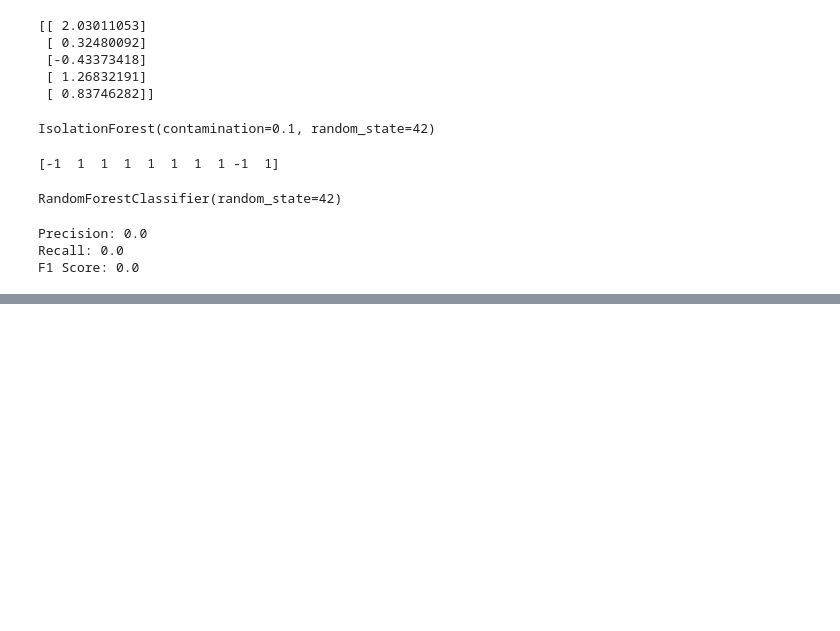
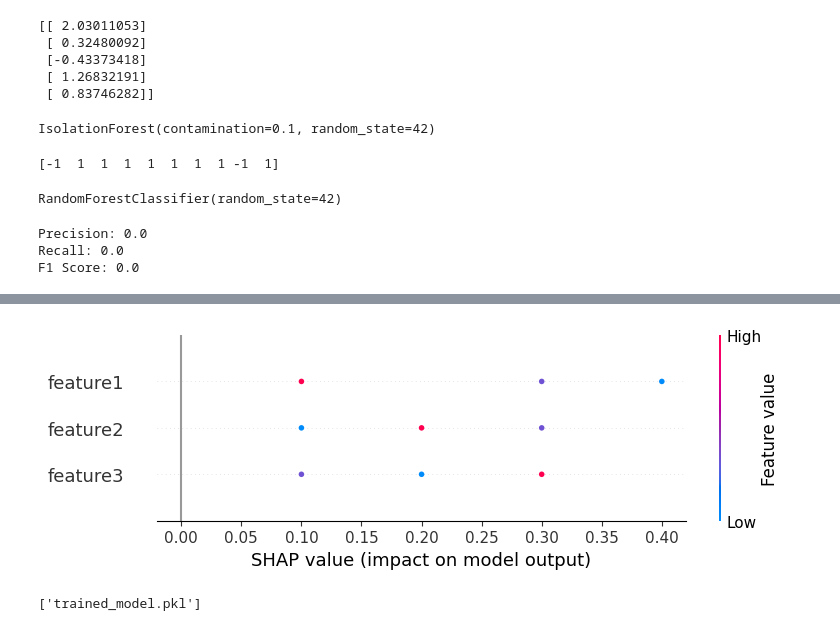
Before and after one commit to KrishanSharma26/-Anomaly-Detection-in-CloudMonitor-Data, a Jupyter notebook: Anomly_Detection.ipynb, the cells around one changed output, grey strips where cells are left out. Drawn from its saved outputs; the diff is of its cells as text; code cells hidden in the pictures; blank space fills up the shorter version.

```diff
--- a/Anomly_Detection.ipynb
+++ b/Anomly_Detection.ipynb
@@ -91,0 +256,16 @@ F1 Score per class: [0. 0. 0. ... 0. 0. 0.]
+# %%
+X_test_df = pd.DataFrame({
+    'feature1': [0.5, 0.2, 0.3],
+    'feature2': [0.8, 0.5, 0.6],
+    'feature3': [0.7, 0.4, 0.5]
+})
+# %%
+shap_values_class = np.array([
+    [0.1, 0.2, 0.3],
+    [0.4, 0.1, 0.2],
+    [0.3, 0.3, 0.1]
+])
+# %%
+shap.summary_plot(shap_values_class, X_test_df, feature_names=X_test_df.columns)
+# %% [output]
+[figure, added]
@@ -91,0 +279,5 @@ F1 Score per class: [0. 0. 0. ... 0. 0. 0.]
+# %%
+import joblib
+joblib.dump(model, 'trained_model.pkl')
+# %% [output]
+['trained_model.pkl']
```
Also changed, not shown: parts of 36 cells of this notebook.
